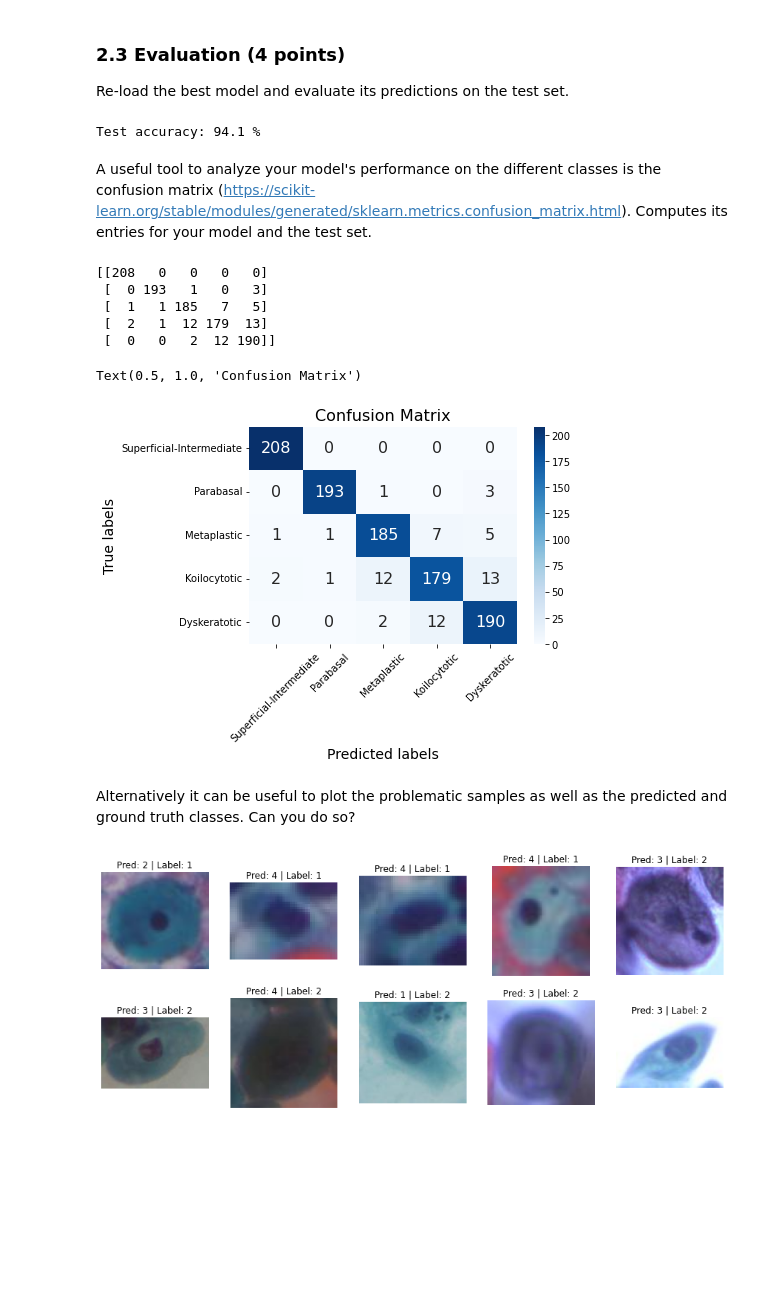
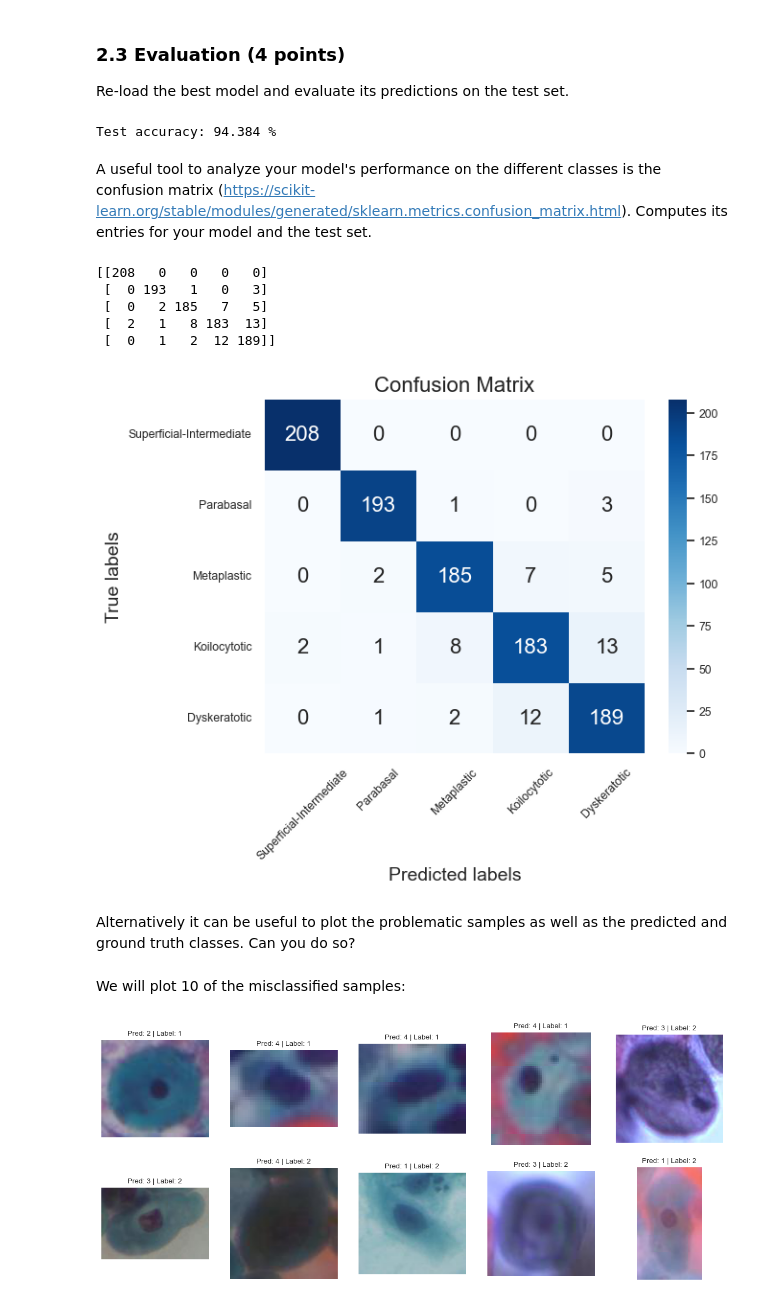
Before and after one commit to alexiaDorm/iapr-lab, a Jupyter notebook: lab_03_classification_copy.ipynb, the cells around one changed output. Cells and saved outputs as stored; diff of their text form; code cells hidden in the pictures; blank space fills up the shorter version.

```diff
--- a/lab_03_classification_copy.ipynb
+++ b/lab_03_classification_copy.ipynb
@@ -626,7 +626,7 @@ for i, class_name in enumerate(class_names):
         if j < len(indices):
             # Load the image from the path
             path = train_loader.dataset[indices[j]][2]
-            img = plt.imread("./data/lab-03-data/part2/"+path)
+            img = plt.imread("../data/lab-03-data/part2/"+path)
 
             # Plot the image
             axs[i, j].imshow(img)
@@ -773,7 +771,7 @@ You should now be able to train you model. Alternate between training and valida
 # Main loop with learning process
 epochs = 10
 best_acc = 0
-model_savepath = './data'
+model_savepath = '../data'
 
 for epoch in range(epochs):
     # Train
@@ -814,9 +812,9 @@ model.load_state_dict(torch.load(model_savepath+'/best_model.pth'))
 
 # Evaluate on test set
 test_acc, test_outputs, test_labels, test_loss, test_paths = validate(model, criterion, test_loader)
-print('Test accuracy:', round(test_acc,3)*100,"%")
+print('Test accuracy:', round(test_acc*100,3),"%")
 # %% [output]
-Test accuracy: 94.1 %
+Test accuracy: 94.384 %
 # %% [markdown]
 A useful tool to analyze your model's performance on the different classes is the confusion matrix (https://scikit-learn.org/stable/modules/generated/sklearn.metrics.confusion_matrix.html). Computes its entries for your model and the test set.
 # %%
@@ -846,9 +844,9 @@ print(cm)
 # %% [output]
 [[208   0   0   0   0]
  [  0 193   1   0   3]
- [  1   1 185   7   5]
- [  2   1  12 179  13]
- [  0   0   2  12 190]]
+ [  0   2 185   7   5]
+ [  2   1   8 183  13]
+ [  0   1   2  12 189]]
 # %%
 import seaborn as sns
 
@@ -868,25 +866,27 @@ plt.ylabel("True labels", fontsize=14)
 
 # Set the title
 plt.title("Confusion Matrix", fontsize=16)
+plt.show()
 # %% [output]
-Text(0.5, 1.0, 'Confusion Matrix')
-[figure, old version]
+[figure, new version]
 # %% [markdown]
 Alternatively it can be useful to plot the problematic samples as well as the predicted and ground truth classes. Can you do so?
+# %% [markdown]
+We will plot 10 of the misclassified samples:
 # %%
 # Find the misclassified samples
 test_acc, test_outputs, test_labels, test_loss, test_paths = validate(model, criterion, test_loader)
 pred_labels = torch.argmax(test_outputs, dim=1)
 misclassified_mask = pred_labels != test_labels
 
 #Plot the misclassified samples, get 10 examples
 fig, axs = plt.subplots(2, 5, figsize=(15, 6))
 for i in range(10):
     # Get the image
-    img = Image.open("./data/lab-03-data/part2/"+test_paths[misclassified_mask][i])
+    img = Image.open("../data/lab-03-data/part2/"+test_paths[misclassified_mask][i])
     # Plot the image
     axs[i//5, i%5].imshow(img)
     axs[i//5, i%5].set_title(f'Pred: {pred_labels[misclassified_mask][i]} | Label: {test_labels[misclassified_mask][i]}')
     axs[i//5, i%5].axis('off')
 # %% [output]
-[figure, old version]
+[figure, new version]
```
Also changed, not shown: parts of 5 cells of this notebook.
